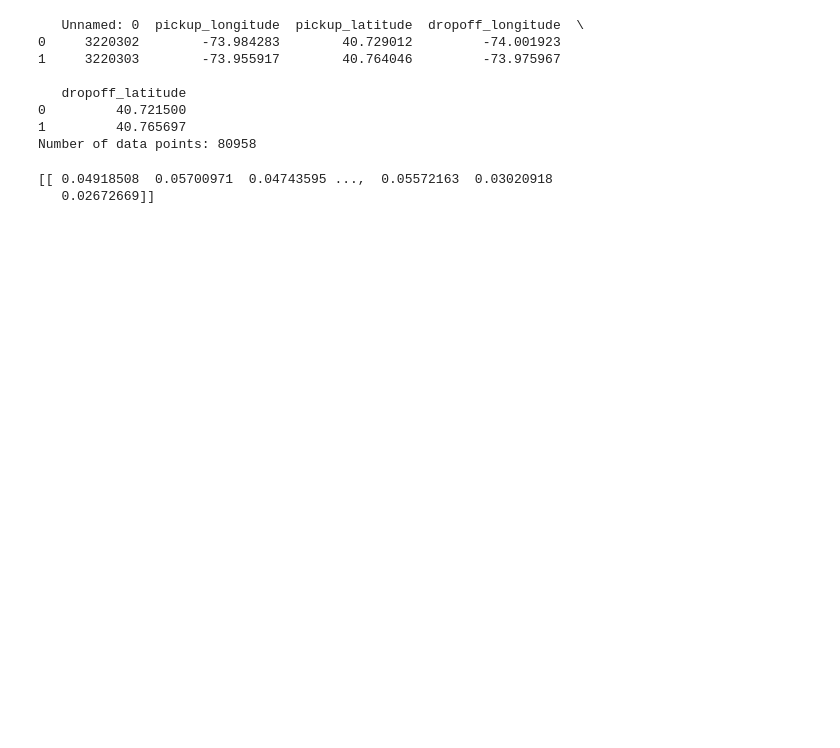
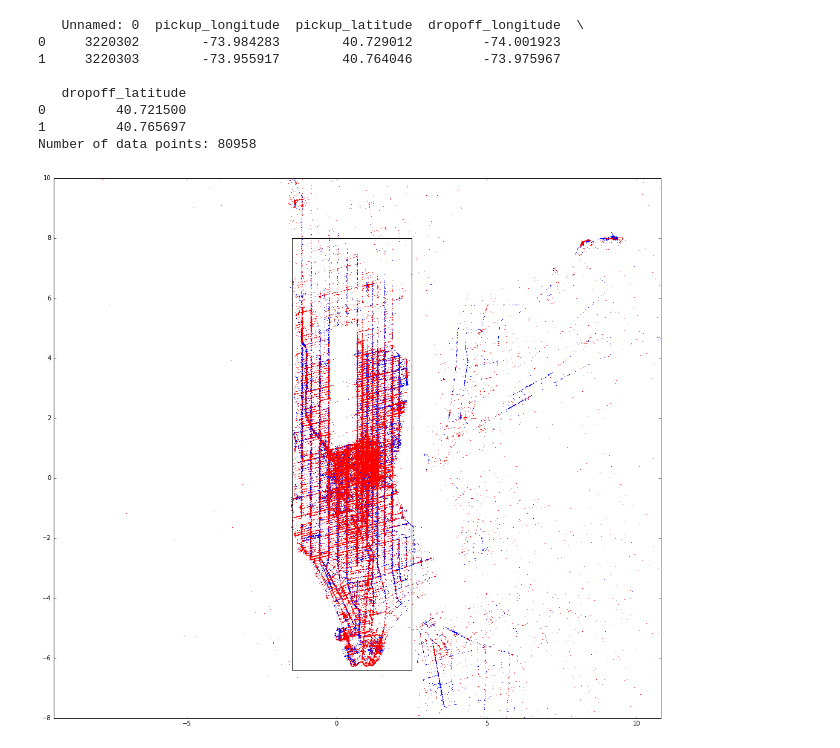
Before and after one commit to jgilles23/CEE245_FinalProject, a Jupyter notebook: PartitionDataByCoordinatesToXY.ipynb, the cells around one changed output. Cells and saved outputs as stored; diff of their text form; code cells hidden in the pictures; blank space fills up the shorter version.

```diff
--- a/PartitionDataByCoordinatesToXY.ipynb
+++ b/PartitionDataByCoordinatesToXY.ipynb
@@ -43,13 +52,36 @@ def centerRotateScale(lon,lat,lonCenter=0,latCenter=0,rotationAngle=0,scale=1):
 #Center the latitude and longitude around the bottom left of manhattan
 #(40.7083,-74.0520)
 # %%
-#Center the latitude and longitude around the bottom left of manhattan
-#(40.7083,-74.0520)
+#Center the latitude and longitude around times square
 #Rotate the graph by 29 degrees, because that is the angle of manhattan
 lon = df.as_matrix(['pickup_longitude'])
 lat = df.as_matrix(['pickup_latitude'])
-x,y = centerRotateScale(lon,lat,lonCenter=-74.0520,latCenter=40.7083,rotationAngle=29,scale=1)
-print x
+x,y = centerRotateScale(lon,lat,lonCenter=-73.985101,latCenter=40.759080,rotationAngle=36,scale=100)
+#Save the x and the y to the data frame
+df['pickup_x'] = x.tolist()[0]
+df['pickup_y'] = y.tolist()[0]
+#Rotate the graph by 29 degrees, because that is the angle of manhattan
+lon = df.as_matrix(['dropoff_longitude'])
+lat = df.as_matrix(['dropoff_latitude'])
+x,y = centerRotateScale(lon,lat,lonCenter=-73.985101,latCenter=40.759080,rotationAngle=36,scale=100)
+#Save the x and the y to the data frame
+df['dropoff_x'] = x.tolist()[0]
+df['dropoff_y'] = y.tolist()[0]
-# %% [output]
-[[ 0.04918508  0.05700971  0.04743595 ...,  0.05572163  0.03020918
-   0.02672669]]
+# %%
+deltax = [-1.5,2.5]
+deltay = [-6.4,8]
+
+boxx = [deltax[0],deltax[0],deltax[1],deltax[1],deltax[0]]
+boxy = [deltay[0],deltay[1],deltay[1],deltay[0],deltay[0]]
+
+
+fig=plt.figure(figsize=(18, 16))
+plt.axis('equal')
+plt.plot(df['pickup_x'],df['pickup_y'],color='b',marker=',',lw=0, linestyle="")
+plt.plot(df['dropoff_x'],df['dropoff_y'],color='r',marker=',',lw=0, linestyle="")
+plt.plot(boxx,boxy,'K')
+if True:
+    plt.xlim([-1.25*minusx,1.25*plusx])
+    plt.ylim([-1.25*minusy,1.25*plusy])
+# %% [output]
+[figure, added]
```
Also changed, not shown: parts of 1 cell of this notebook, 1 other file.
